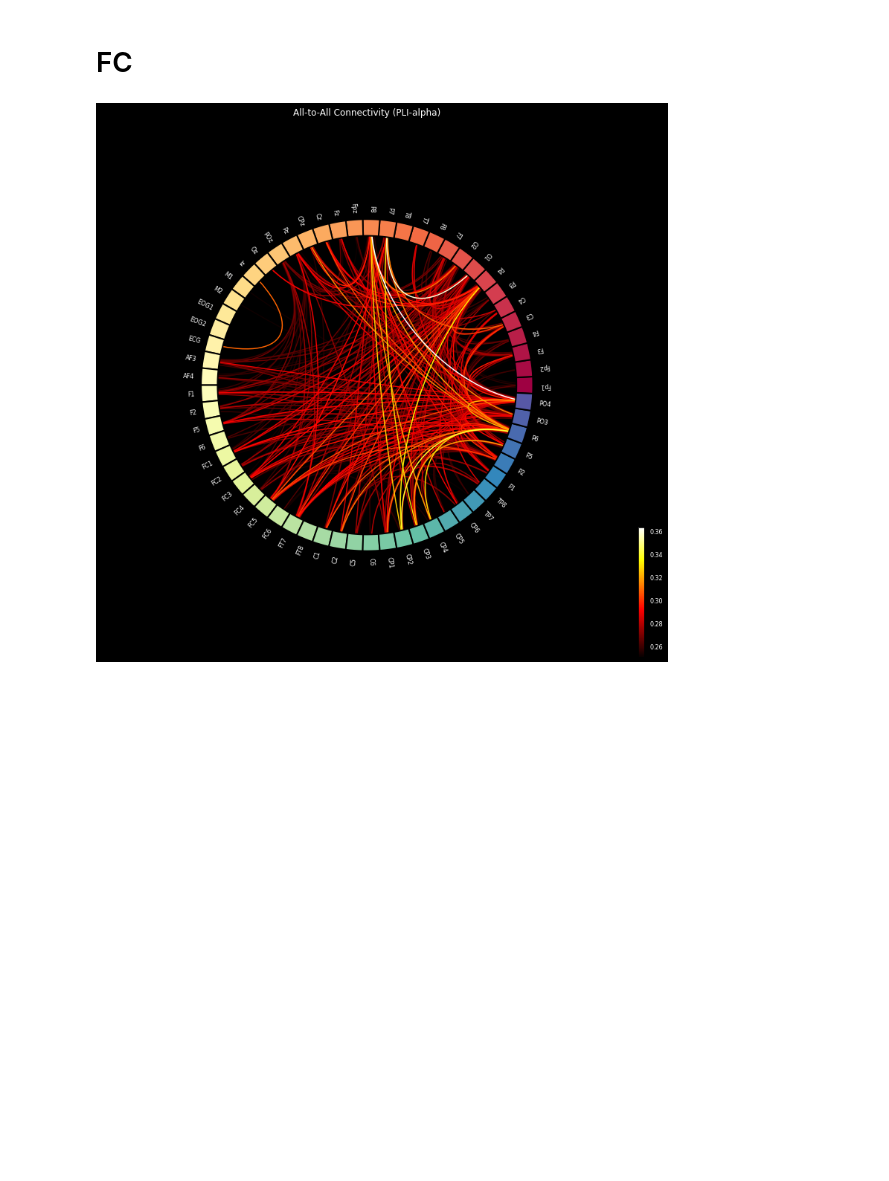
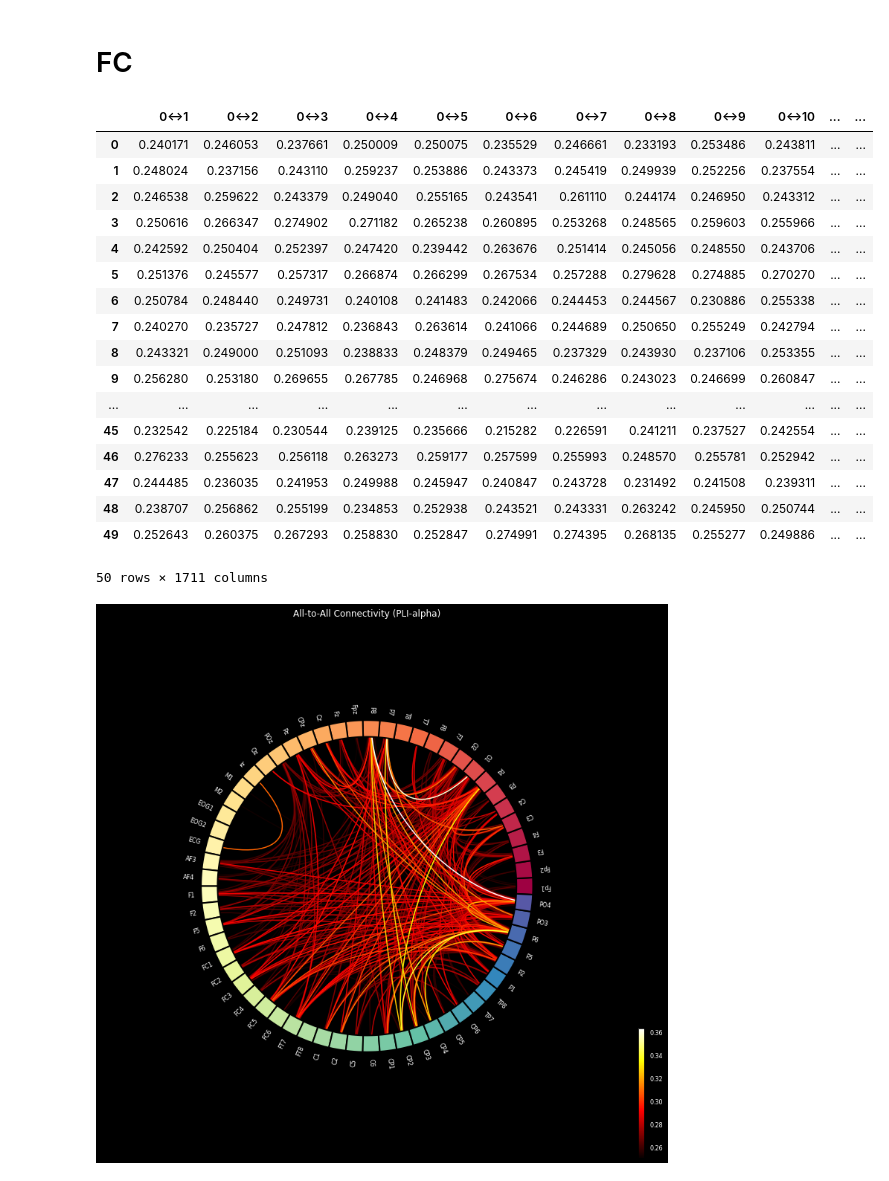
Before and after one commit to sycomix/SuggNet, a Jupyter notebook: notebooks/classification/3 Functional Connectivity.ipynb, the cells around one changed output. Cells and saved outputs as stored; diff of their text form; code cells hidden in the pictures; blank space fills up the shorter version.

```diff
--- a/notebooks/classification/3 Functional Connectivity.ipynb
+++ b/notebooks/classification/3 Functional Connectivity.ipynb
@@ -105 +135,60 @@ for n_sub in subjects:
+# %%
+# measuring functional connectivity using envelope correlation
+# open data
+path = 'data/clean_data'
+# define the frequency bands
+bands = {'theta': (4, 8),
+        #  'alpha': (8, 12)
+         }
+subjects = [f'{i:02}' for i in range(1, 51)]
+tasks = ['baseline1']
+X_conn = np.zeros((1,59,59))
+
+for n_sub in subjects:
+  for task in tasks:
+    epo_name = f'sub-{n_sub}_ses-01_task-{task}_proc-clean_epo.fif'
+    dir = op.join(path, epo_name)
+    # open clean epochs
+    epochs = mne.read_epochs(dir)
+    # get eeg channels
+    epochs = epochs.pick_types(eeg=True)
+    for k, v in bands.items():
+      epoch_temp = epochs.copy().filter(l_freq=v[0], h_freq=v[1], method='fir', n_jobs=-1, verbose=0)
+      con = envelope_correlation(epoch_temp, verbose=0)
+      con = con.get_data(output='dense').mean(0)[:,:,0]
+      X_conn = np.append(X_conn,
+                         np.array([con]),
+                         axis=0)
+      # con_dict[n_sub+'_'+task+'_'+k] = con
+X_conn = np.delete(X_conn, 0, 0)
+# %%
+_X_conn = np.array([xi[np.triu_indices(X_conn.shape[-1], k=0)] for xi in X_conn])
+
+conn_labels = pd.DataFrame(columns=[f'{i}' for i in range(59)], index=[f'{i}' for i in range(59)])
+conn_labels = conn_labels.apply(lambda x: x.index + '\N{left right arrow}' + x.name)
+conn_labels = conn_labels.values[np.triu_indices(conn_labels.shape[0], k=0)]
+conn_df = pd.DataFrame(_X_conn, columns=conn_labels)
+# %%
+identicals_col = [f'{i}\N{left right arrow}{i}' for i in range(59)]
+conn_df.drop(identicals_col, axis=1, inplace=True)
+conn_df
+# %% [output]
+|  | 0↔1 | 0↔2 | 0↔3 | 0↔4 | 0↔5 | 0↔6 | 0↔7 | 0↔8 | 0↔9 | 0↔10 | ... | ... |
+| 0 | 0.240171 | 0.246053 | 0.237661 | 0.250009 | 0.250075 | 0.235529 | 0.246661 | 0.233193 | 0.253486 | 0.243811 | ... | ... |
+| 1 | 0.248024 | 0.237156 | 0.243110 | 0.259237 | 0.253886 | 0.243373 | 0.245419 | 0.249939 | 0.252256 | 0.237554 | ... | ... |
+| 2 | 0.246538 | 0.259622 | 0.243379 | 0.249040 | 0.255165 | 0.243541 | 0.261110 | 0.244174 | 0.246950 | 0.243312 | ... | ... |
+| 3 | 0.250616 | 0.266347 | 0.274902 | 0.271182 | 0.265238 | 0.260895 | 0.253268 | 0.248565 | 0.259603 | 0.255966 | ... | ... |
+| 4 | 0.242592 | 0.250404 | 0.252397 | 0.247420 | 0.239442 | 0.263676 | 0.251414 | 0.245056 | 0.248550 | 0.243706 | ... | ... |
+| 5 | 0.251376 | 0.245577 | 0.257317 | 0.266874 | 0.266299 | 0.267534 | 0.257288 | 0.279628 | 0.274885 | 0.270270 | ... | ... |
+| 6 | 0.250784 | 0.248440 | 0.249731 | 0.240108 | 0.241483 | 0.242066 | 0.244453 | 0.244567 | 0.230886 | 0.255338 | ... | ... |
+| 7 | 0.240270 | 0.235727 | 0.247812 | 0.236843 | 0.263614 | 0.241066 | 0.244689 | 0.250650 | 0.255249 | 0.242794 | ... | ... |
+| 8 | 0.243321 | 0.249000 | 0.251093 | 0.238833 | 0.248379 | 0.249465 | 0.237329 | 0.243930 | 0.237106 | 0.253355 | ... | ... |
+| 9 | 0.256280 | 0.253180 | 0.269655 | 0.267785 | 0.246968 | 0.275674 | 0.246286 | 0.243023 | 0.246699 | 0.260847 | ... | ... |
+| ... | ... | ... | ... | ... | ... | ... | ... | ... | ... | ... | ... | ... |
+| 45 | 0.232542 | 0.225184 | 0.230544 | 0.239125 | 0.235666 | 0.215282 | 0.226591 | 0.241211 | 0.237527 | 0.242554 | ... | ... |
+| 46 | 0.276233 | 0.255623 | 0.256118 | 0.263273 | 0.259177 | 0.257599 | 0.255993 | 0.248570 | 0.255781 | 0.252942 | ... | ... |
+| 47 | 0.244485 | 0.236035 | 0.241953 | 0.249988 | 0.245947 | 0.240847 | 0.243728 | 0.231492 | 0.241508 | 0.239311 | ... | ... |
+| 48 | 0.238707 | 0.256862 | 0.255199 | 0.234853 | 0.252938 | 0.243521 | 0.243331 | 0.263242 | 0.245950 | 0.250744 | ... | ... |
+| 49 | 0.252643 | 0.260375 | 0.267293 | 0.258830 | 0.252847 | 0.274991 | 0.274395 | 0.268135 | 0.255277 | 0.249886 | ... | ... |
+50 rows × 1711 columns
 # %%
```
Also changed, not shown: parts of 9 cells of this notebook.
